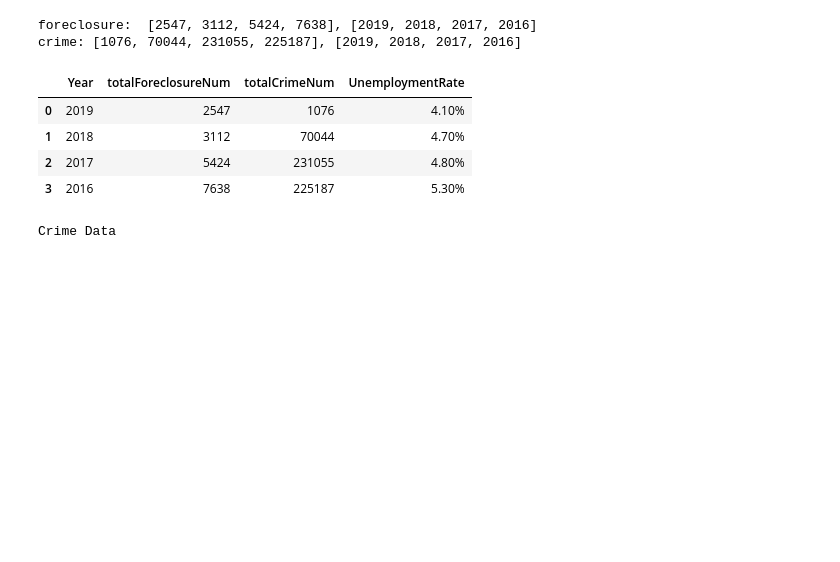
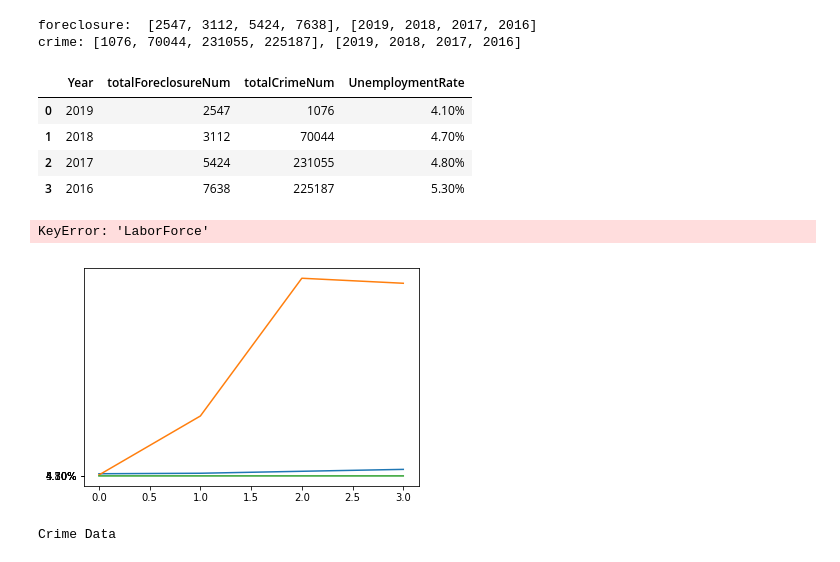
Before and after one commit to lisatian8/python-project1-challenge, a Jupyter notebook: UnemploymentRatePy.ipynb, the cells around one changed output. Cells and saved outputs as stored; diff of their text form; code cells hidden in the pictures; blank space fills up the shorter version.

```diff
--- a/UnemploymentRatePy.ipynb
+++ b/UnemploymentRatePy.ipynb
@@ -463,6 +463,30 @@ fore_crime_unemp_2016_2019_df
 | 1 | 2018 | 3112 | 70044 | 4.70% |
 | 2 | 2017 | 5424 | 231055 | 4.80% |
 | 3 | 2016 | 7638 | 225187 | 5.30% |
+# %%
+totalForcesureNumForPlot = []
+for y in fore_crime_unemp_2016_2019_df["LaborForce"]:
+   # print(y.replace(",", ""))
+    y = y.replace(",", "")
+    totalForcesureNumForPlot.append(int(y)/10000)
+#unemployment_2016_2019_df["LaborForce"]
+#print(f' laborForceForSize: {laborForceForSize}')
+# %% [output]
+KeyError: 'LaborForce'
+# %%
+###
+# Plot both of these lines so that they will appear on our final chart
+
+# Create our x_axis list
+x_axis = np.arange(0, 4, 1)
+
+plt.plot(x_axis, fore_crime_unemp_2016_2019_df['totalForeclosureNum'])
+plt.plot(x_axis, fore_crime_unemp_2016_2019_df['totalCrimeNum'])
+plt.plot(x_axis, fore_crime_unemp_2016_2019_df['UnemploymentRate'])
+
+plt.show()
+# %% [output]
+[figure, added]
 # %%
 print("Crime Data")
 # %% [output]
```
